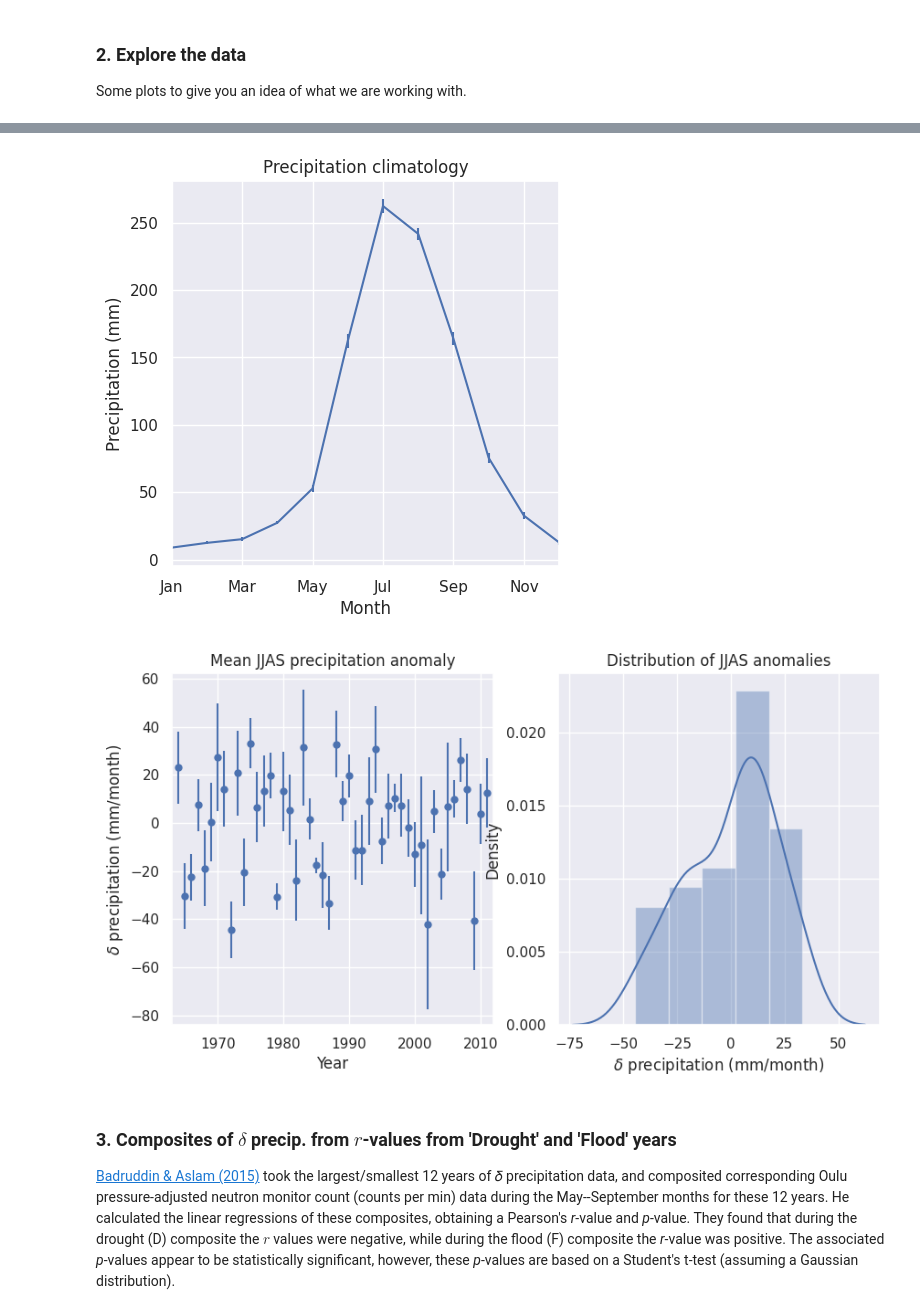
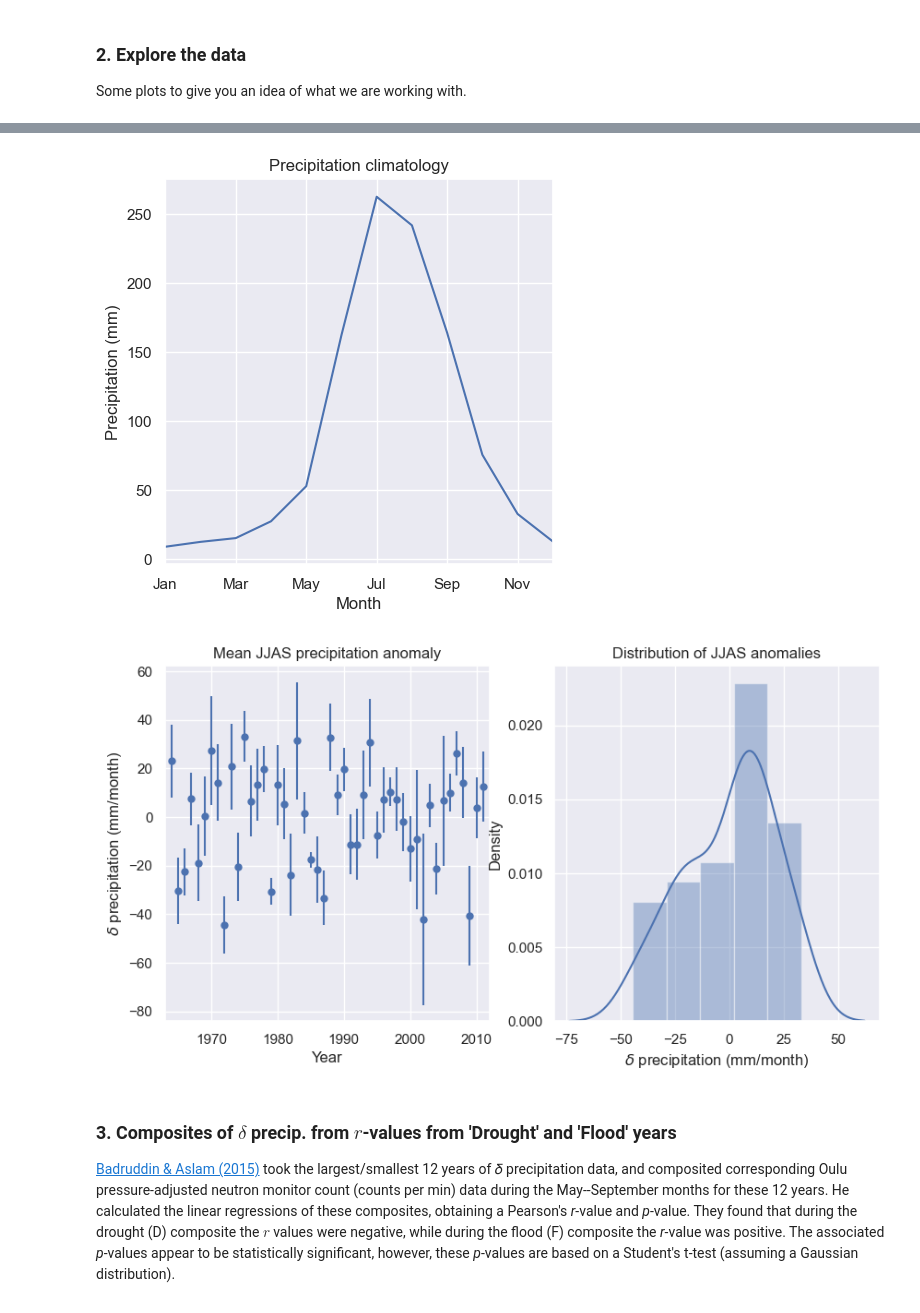
Before and after one commit to nketchum/SI649P2, a Jupyter notebook: monsoon_analysis_nk.ipynb, the cells around one changed output, grey strips where cells are left out. Drawn from its saved outputs; the diff is of its cells as text; code cells hidden in the pictures.

```diff
--- a/monsoon_analysis_nk.ipynb
+++ b/monsoon_analysis_nk.ipynb
@@ -131,26 +132,25 @@ def return_stderr(data):
     return np.nanstd(data)/np.sqrt(np.count_nonzero(data) - 1)
 
 climo = {}       # Produce a dic of monthly climatology using list comprehension
-climo['means'] = [np.mean(monsoon.Precip[monsoon.index.month == (mnth+1)])
-                  for mnth in xrange(12)]
-climo['error'] = [return_stderr(monsoon.Precip[monsoon.index.month == (mnth+1)].values)
-                    for mnth in xrange(12)]
+climo['means'] = [np.mean(monsoon.Precip[monsoon.index.month == (mnth+1)]) for mnth in xrange(12)]
+climo['error'] = [return_stderr(monsoon.Precip[monsoon.index.month == (mnth+1)].values) for mnth in xrange(12)]
 # %%
 # -- Plot the climatology --
 my_climo = plt.figure()
 my_climo.set_size_inches(5,5)
 ax1 = my_climo.add_subplot(111)
-ax1.errorbar(x=range(12),y=climo['means'],yerr=climo['error'])
+# ax1.errorbar(x=range(12),y=climo['means'],yerr=climo['error'])
+ax1.plot(range(12), climo['means']) # NK version without the precip. deviations
 ax1.set_title(r'Precipitation climatology')
 ax1.set_ylabel(r'Precipitation (mm)')
 ax1.set_xlabel(r'Month')
 ax1.set_xlim(0,11)
 ax1.set_xticklabels(labels=['Jan','Mar','May','Jul','Sep','Nov'])
 ax1.grid(True)
 plt.show(my_climo)
-my_climo.savefig('images/Monthly_climo.pdf',dpi=300)
+my_climo.savefig('img/Monthly_climo.pdf',dpi=300)
 # %% [output]
-[figure, old version]
+[figure, new version]
 # %%
 # Calculate monthly 𝛿 precip. (anomaly with respect to seasonal climatology)
 delta = []
@@ -190,9 +190,9 @@ ax2.set_xlabel(r"$\delta$ precipitation (mm/month)")
 ax2.set_ylabel("Density")
 
 plt.show(my_jjas)
-my_jjas.savefig('images/delta_precip_pop.pdf',dpi=300)
+my_jjas.savefig('img/delta_precip_pop.pdf',dpi=300)
 # %% [output]
-[figure, old version]
+[figure, new version]
 # %% [markdown]
 ### 3. Composites of $\delta$ precip. from $r$-values from 'Drought' and 'Flood'  years    ###
 
```
Also changed, not shown: parts of 6 cells of this notebook, 3 other files.
